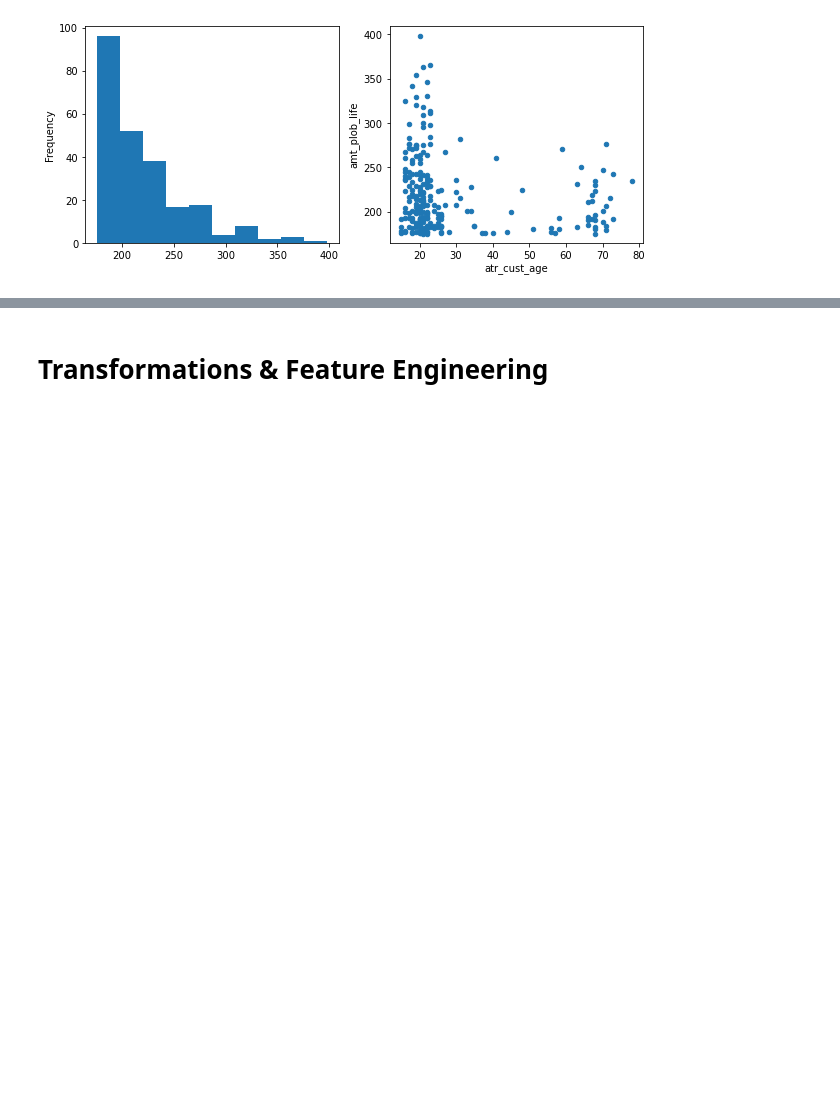
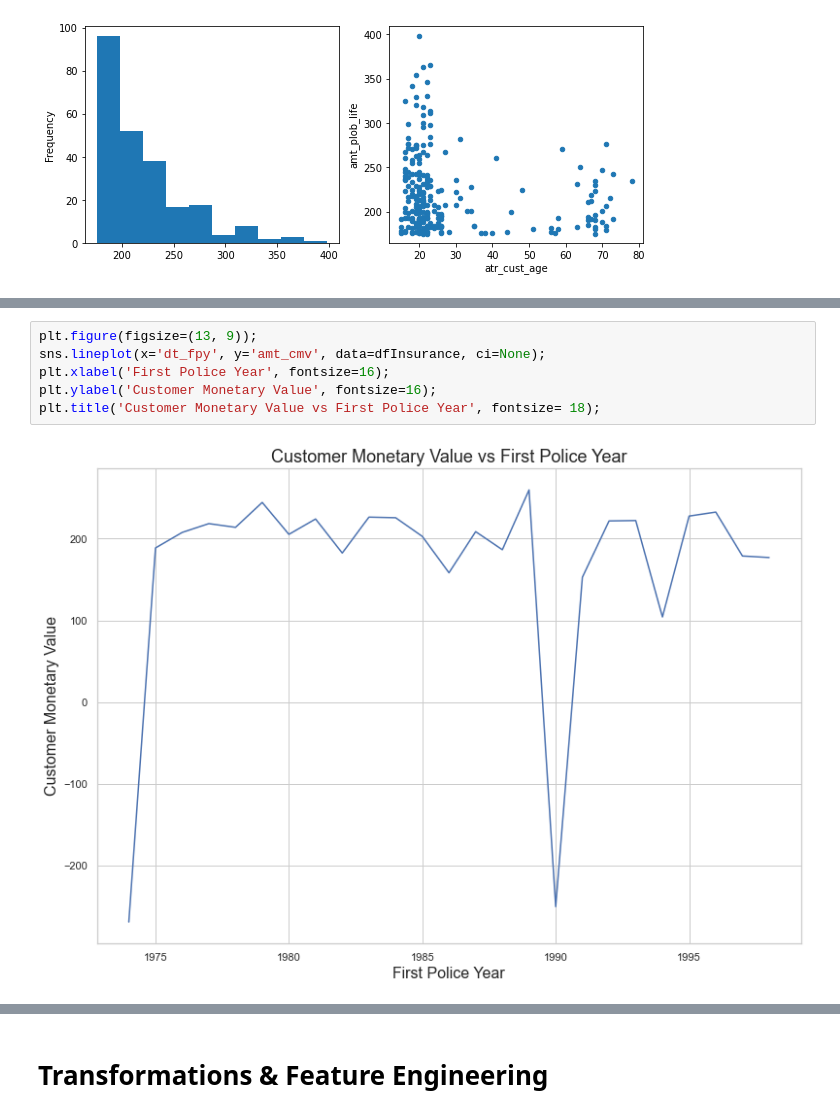
Before and after one commit to Portugapt/Closer-Challenge, a Jupyter notebook: notebook/EDA.ipynb, the cells around one changed output, grey strips where cells are left out. Saved outputs shown, nothing was run; the diff lists cells and outputs as text; blank space fills up the shorter version.

```diff
--- a/notebook/EDA.ipynb
+++ b/notebook/EDA.ipynb
@@ -561,0 +562,8 @@ dfInsurance.shape
+# %%
+plt.figure(figsize=(13, 9));
+sns.lineplot(x='dt_fpy', y='amt_cmv', data=dfInsurance, ci=None);
+plt.xlabel('First Police Year', fontsize=16);
+plt.ylabel('Customer Monetary Value', fontsize=16);
+plt.title('Customer Monetary Value vs First Police Year', fontsize= 18);
+# %% [output]
+[figure, added]
```
Also changed, not shown: parts of 23 cells of this notebook.
